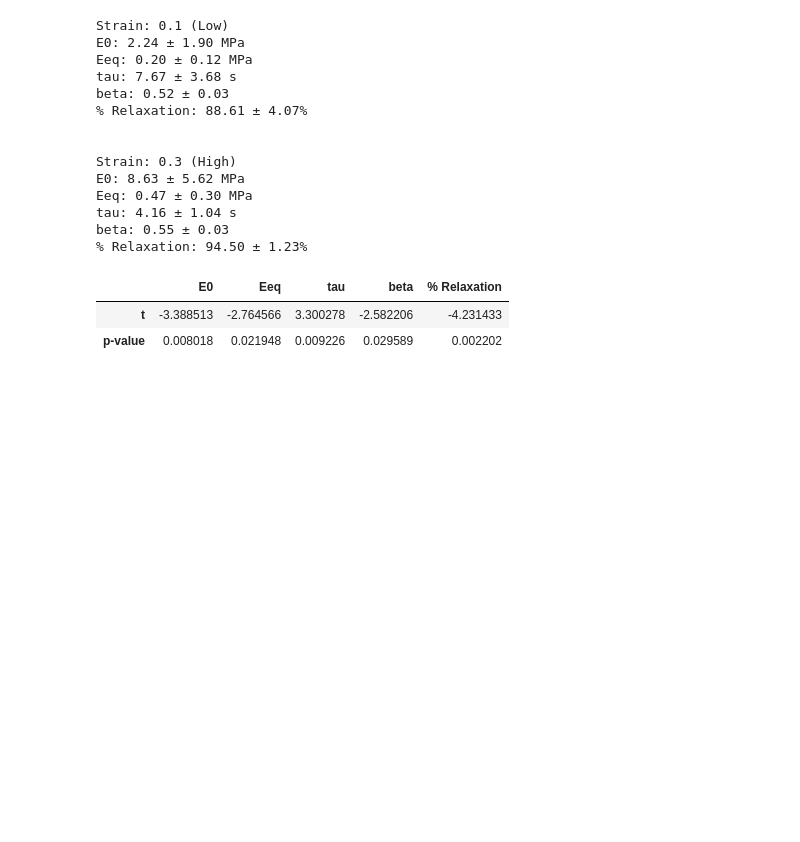
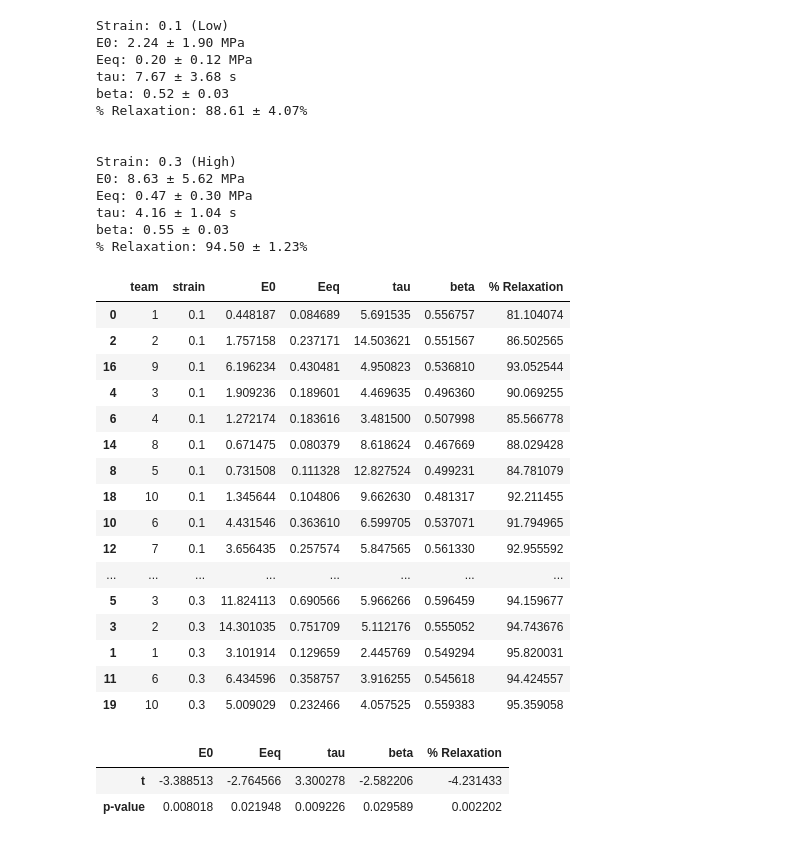
Before and after one commit to Kabilan108/drexel-coursework, a Jupyter notebook: bmes301/lab3/Data Analysis.ipynb, the cells around one changed output. Saved outputs shown, nothing was run; the diff lists cells and outputs as text; code cells hidden in the pictures; blank space fills up the shorter version.

```diff
--- a/bmes301/lab3/Data Analysis.ipynb
+++ b/bmes301/lab3/Data Analysis.ipynb
@@ -260,6 +264,26 @@ Eeq: 0.47 ± 0.30 MPa
 tau: 4.16 ± 1.04 s
 beta: 0.55 ± 0.03
 % Relaxation: 94.50 ± 1.23%
+# %%
+fitted.sort_values('strain')
+# %% [output]
+|  | team | strain | E0 | Eeq | tau | beta | % Relaxation |
+| 0 | 1 | 0.1 | 0.448187 | 0.084689 | 5.691535 | 0.556757 | 81.104074 |
+| 2 | 2 | 0.1 | 1.757158 | 0.237171 | 14.503621 | 0.551567 | 86.502565 |
+| 16 | 9 | 0.1 | 6.196234 | 0.430481 | 4.950823 | 0.536810 | 93.052544 |
+| 4 | 3 | 0.1 | 1.909236 | 0.189601 | 4.469635 | 0.496360 | 90.069255 |
+| 6 | 4 | 0.1 | 1.272174 | 0.183616 | 3.481500 | 0.507998 | 85.566778 |
+| 14 | 8 | 0.1 | 0.671475 | 0.080379 | 8.618624 | 0.467669 | 88.029428 |
+| 8 | 5 | 0.1 | 0.731508 | 0.111328 | 12.827524 | 0.499231 | 84.781079 |
+| 18 | 10 | 0.1 | 1.345644 | 0.104806 | 9.662630 | 0.481317 | 92.211455 |
+| 10 | 6 | 0.1 | 4.431546 | 0.363610 | 6.599705 | 0.537071 | 91.794965 |
+| 12 | 7 | 0.1 | 3.656435 | 0.257574 | 5.847565 | 0.561330 | 92.955592 |
+| ... | ... | ... | ... | ... | ... | ... | ... |
+| 5 | 3 | 0.3 | 11.824113 | 0.690566 | 5.966266 | 0.596459 | 94.159677 |
+| 3 | 2 | 0.3 | 14.301035 | 0.751709 | 5.112176 | 0.555052 | 94.743676 |
+| 1 | 1 | 0.3 | 3.101914 | 0.129659 | 2.445769 | 0.549294 | 95.820031 |
+| 11 | 6 | 0.3 | 6.434596 | 0.358757 | 3.916255 | 0.545618 | 94.424557 |
+| 19 | 10 | 0.3 | 5.009029 | 0.232466 | 4.057525 | 0.559383 | 95.359058 |
 # %%
 pd.DataFrame(stats.ttest_rel(
     fitted.query("strain == 0.1").iloc[:, 2:].values,
```
Also changed, not shown: parts of 1 cell of this notebook.
